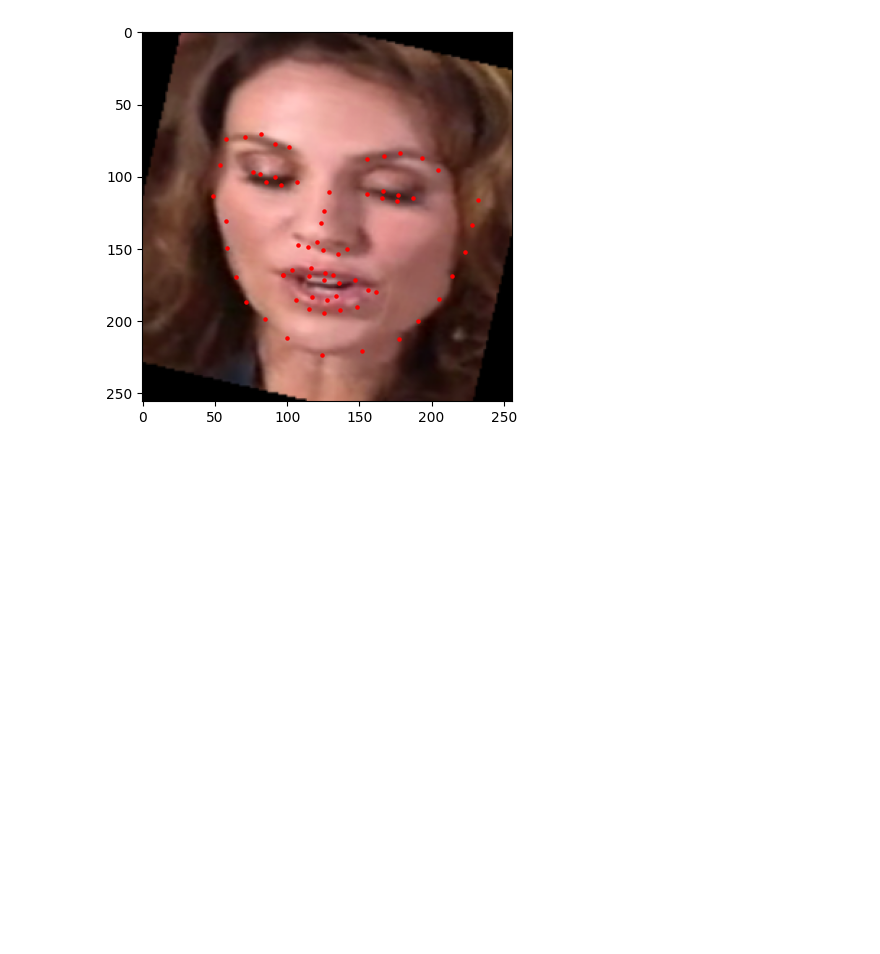
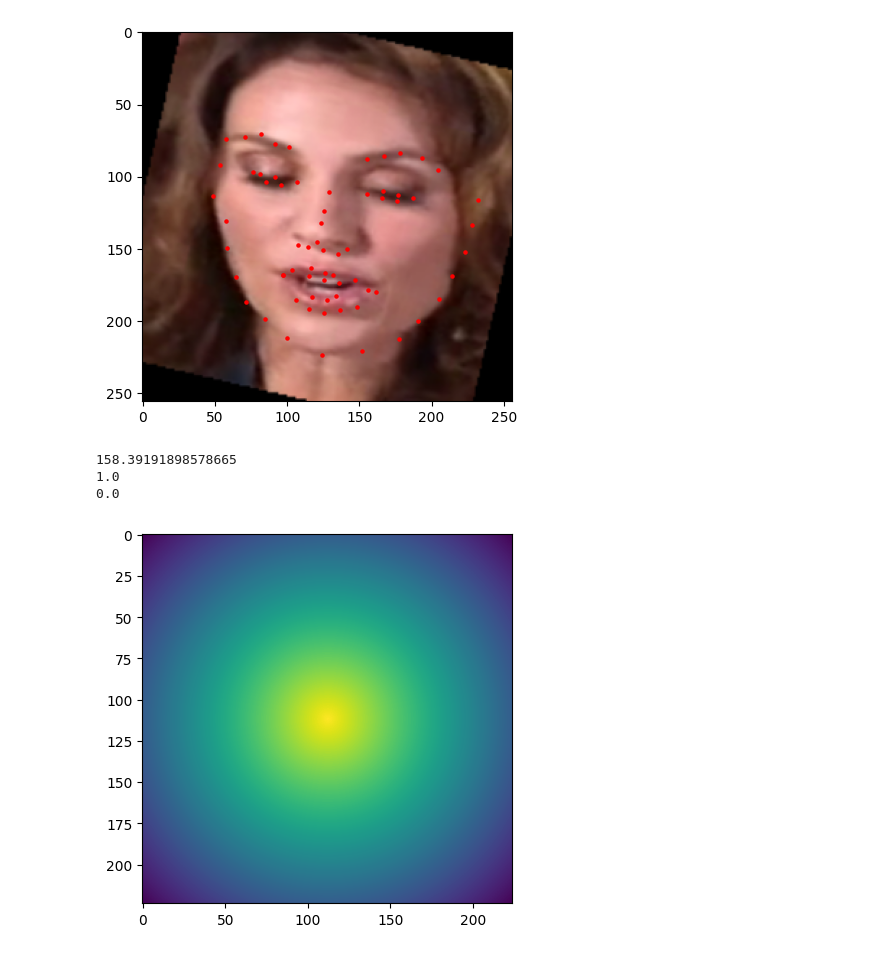
Before and after one commit to dylanlrrb/dylanlrrb.github.io, a Jupyter notebook: portfolio/facial_keypoints/notebook.ipynb, the cells around one changed output. Drawn from its saved outputs; the diff is of its cells as text; code cells hidden in the pictures; blank space fills up the shorter version.

```diff
--- a/portfolio/facial_keypoints/notebook.ipynb
+++ b/portfolio/facial_keypoints/notebook.ipynb
@@ -217,3 +217,34 @@ plt.show()
 X shape (256, 256, 3)
 y shape (136,)
 [figure]
+# %%
+import numpy as np
+import matplotlib.pyplot as plt
+
+h = 224
+w = 224
+
+center = (int(w/2), int(h/2))
+Y, X = np.ogrid[:h, :w]
+# print(X)
+# print(Y)
+# print(center)
+
+dist_from_center = np.sqrt((X - center[0])**2 + (Y-center[1])**2)
+
+
+max_dist = np.max(dist_from_center)
+
+dist_from_center = np.abs(dist_from_center  - max_dist) / max_dist
+
+print(np.max(dist_from_center))
+print(np.min(dist_from_center))
+
+
+plt.imshow(dist_from_center)
+plt.show()
+# %% [output]
+158.39191898578665
+1.0
+0.0
+[figure, added]
```
Also changed, not shown: 24 other files.
